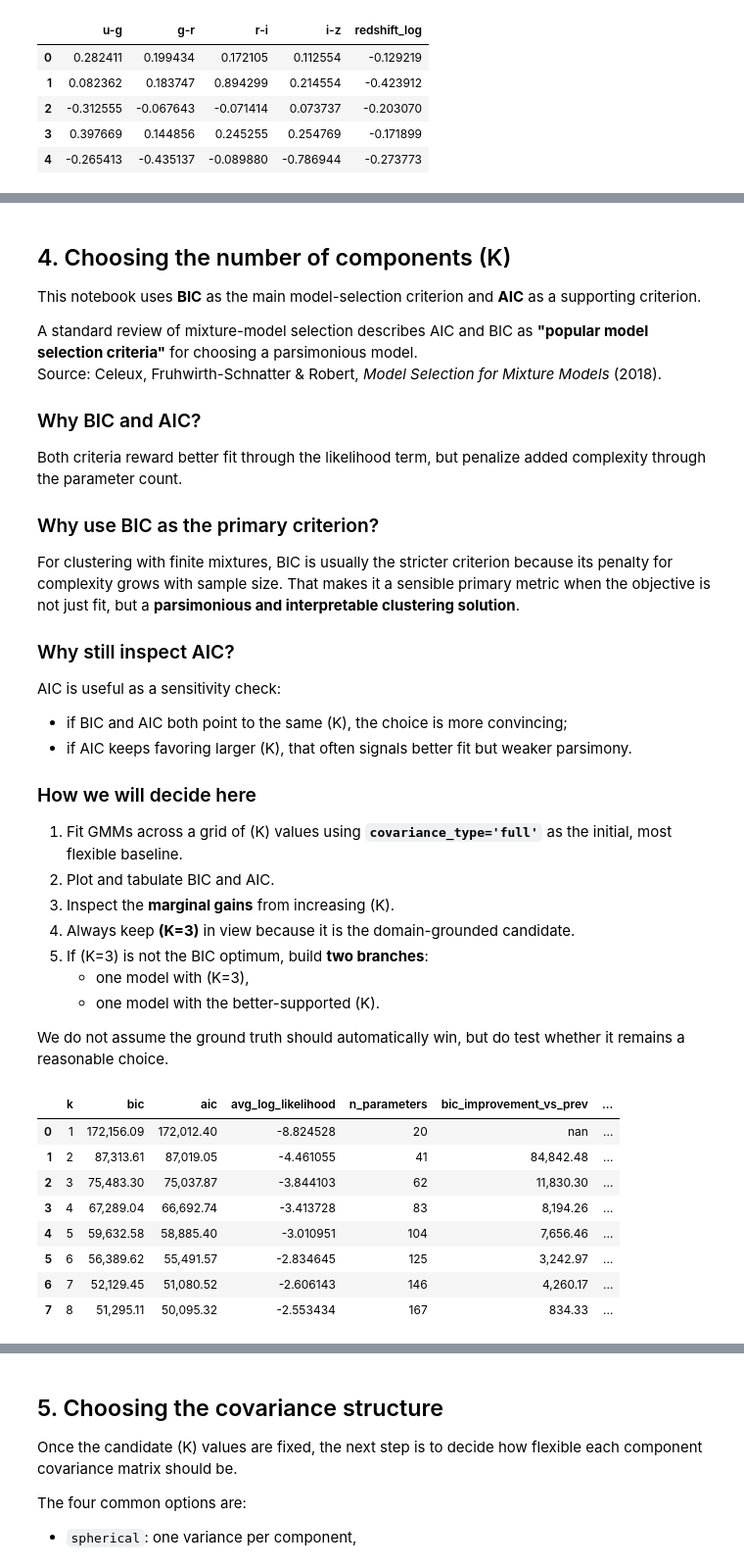
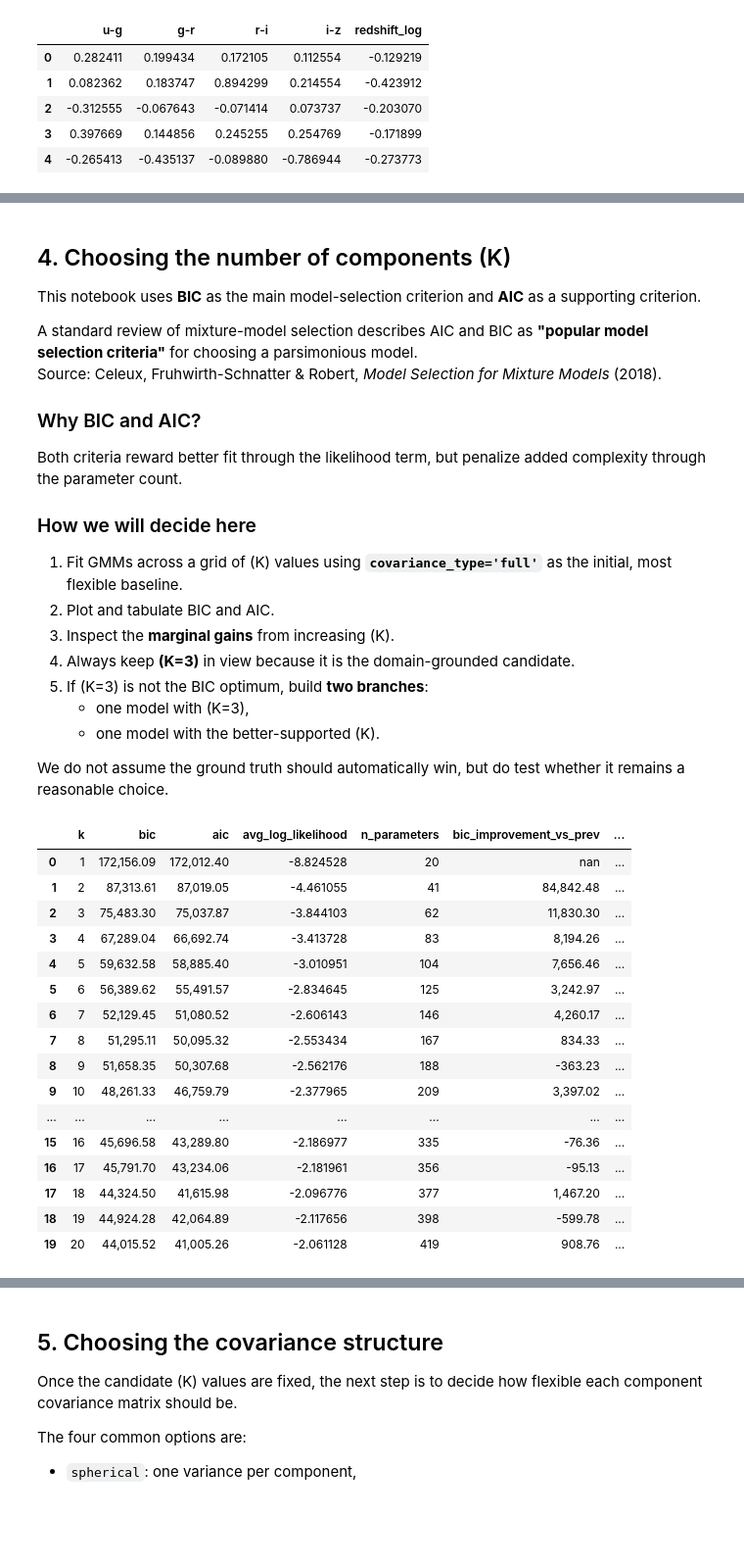
Before and after one commit to DaerenKim/IT1244-Astral-Sentiment-Analysis-Clustering, a Jupyter notebook: models_forming/3_gmm.ipynb, the cells around one changed output, grey strips where cells are left out. Shown at 98% size. Saved outputs shown, nothing was run; the diff lists cells and outputs as text; code cells hidden in the pictures; blank space fills up the shorter version.

```diff
--- a/models_forming/3_gmm.ipynb
+++ b/models_forming/3_gmm.ipynb
@@ -161,15 +153,6 @@ Source: Celeux, Fruhwirth-Schnatter & Robert, *Model Selection for Mixture Model
 
 Both criteria reward better fit through the likelihood term, but penalize added complexity through the parameter count.
 
-### Why use BIC as the primary criterion?
-
-For clustering with finite mixtures, BIC is usually the stricter criterion because its penalty for complexity grows with sample size. That makes it a sensible primary metric when the objective is not just fit, but a **parsimonious and interpretable clustering solution**.
-
-### Why still inspect AIC?
-
-AIC is useful as a sensitivity check:
-- if BIC and AIC both point to the same \(K\), the choice is more convincing;
-- if AIC keeps favoring larger \(K\), that often signals better fit but weaker parsimony.
 
 ### How we will decide here
 
@@ -185,7 +168,7 @@ We do not assume the ground truth should automatically win, but do test whether
 # %%
 def fit_k_scan(
     X: pd.DataFrame,
-    k_values=range(1, 9),
+    k_values=range(1, 21),
     covariance_type: str = "full",
     n_init: int = 20,
     reg_covar: float = 1e-6,
@@ -224,33 +207,41 @@ def fit_k_scan(
 
     out["bic_improvement_vs_prev"] = out["bic"].shift(1) - out["bic"]
     out["aic_improvement_vs_prev"] = out["aic"].shift(1) - out["aic"]
     out["delta_bic_from_best"] = out["bic"] - out["bic"].min()
     out["delta_aic_from_best"] = out["aic"] - out["aic"].min()
 
     return out, models
 
 
 k_scan_results, k_scan_models = fit_k_scan(X)
 
 display(k_scan_results.style.format({
     "bic": "{:,.2f}",
     "aic": "{:,.2f}",
     "avg_log_likelihood": "{:.6f}",
     "bic_improvement_vs_prev": "{:,.2f}",
     "aic_improvement_vs_prev": "{:,.2f}",
     "delta_bic_from_best": "{:,.2f}",
     "delta_aic_from_best": "{:,.2f}",
 }))
 # %% [output]
 |  | k | bic | aic | avg_log_likelihood | n_parameters | bic_improvement_vs_prev | ... |
 | 0 | 1 | 172,156.09 | 172,012.40 | -8.824528 | 20 | nan | ... |
 | 1 | 2 | 87,313.61 | 87,019.05 | -4.461055 | 41 | 84,842.48 | ... |
 | 2 | 3 | 75,483.30 | 75,037.87 | -3.844103 | 62 | 11,830.30 | ... |
 | 3 | 4 | 67,289.04 | 66,692.74 | -3.413728 | 83 | 8,194.26 | ... |
 | 4 | 5 | 59,632.58 | 58,885.40 | -3.010951 | 104 | 7,656.46 | ... |
 | 5 | 6 | 56,389.62 | 55,491.57 | -2.834645 | 125 | 3,242.97 | ... |
 | 6 | 7 | 52,129.45 | 51,080.52 | -2.606143 | 146 | 4,260.17 | ... |
 | 7 | 8 | 51,295.11 | 50,095.32 | -2.553434 | 167 | 834.33 | ... |
+| 8 | 9 | 51,658.35 | 50,307.68 | -2.562176 | 188 | -363.23 | ... |
+| 9 | 10 | 48,261.33 | 46,759.79 | -2.377965 | 209 | 3,397.02 | ... |
+| ... | ... | ... | ... | ... | ... | ... | ... |
+| 15 | 16 | 45,696.58 | 43,289.80 | -2.186977 | 335 | -76.36 | ... |
+| 16 | 17 | 45,791.70 | 43,234.06 | -2.181961 | 356 | -95.13 | ... |
+| 17 | 18 | 44,324.50 | 41,615.98 | -2.096776 | 377 | 1,467.20 | ... |
+| 18 | 19 | 44,924.28 | 42,064.89 | -2.117656 | 398 | -599.78 | ... |
+| 19 | 20 | 44,015.52 | 41,005.26 | -2.061128 | 419 | 908.76 | ... |
 # %%
 fig, ax = plt.subplots(figsize=(9, 5))
 ax.plot(k_scan_results["k"], k_scan_results["bic"], marker="o", label="BIC")
```
Also changed, not shown: parts of 16 cells of this notebook.
